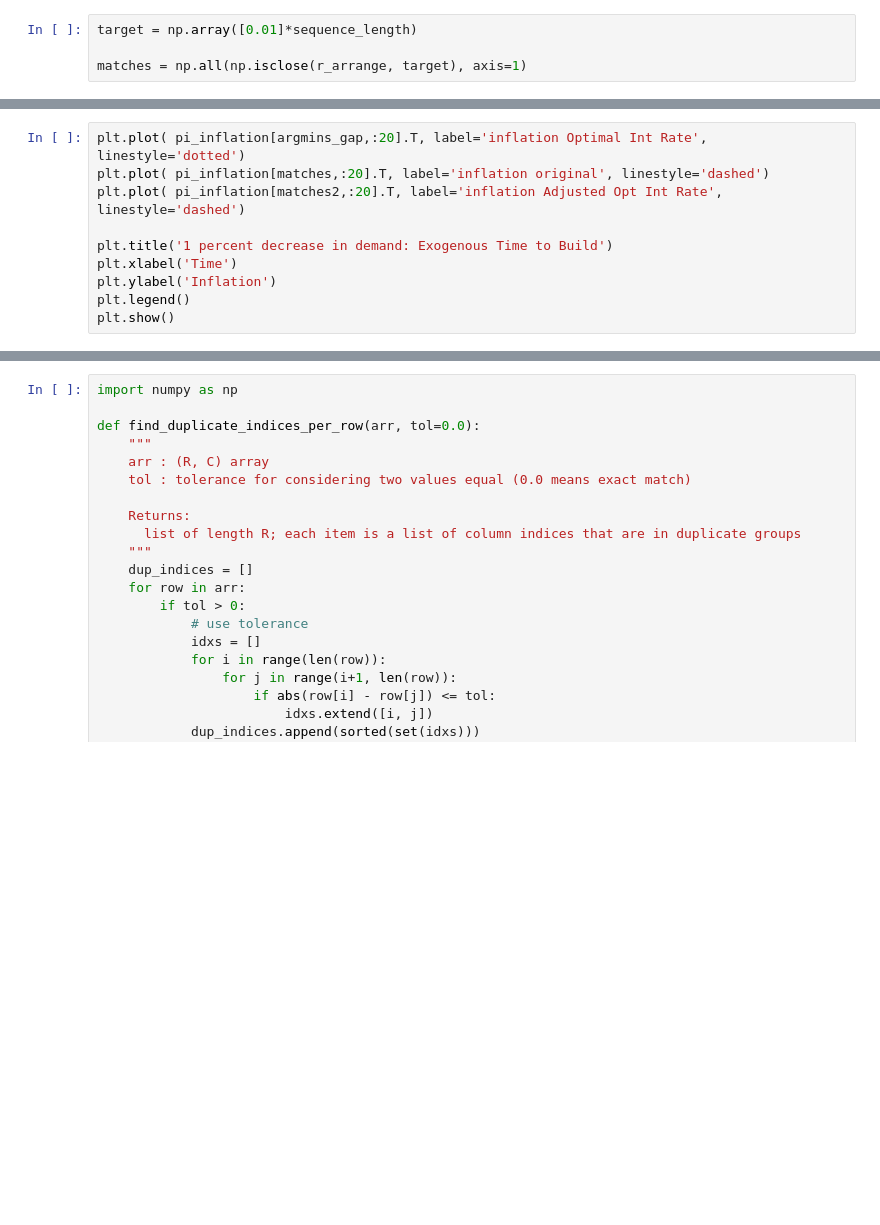
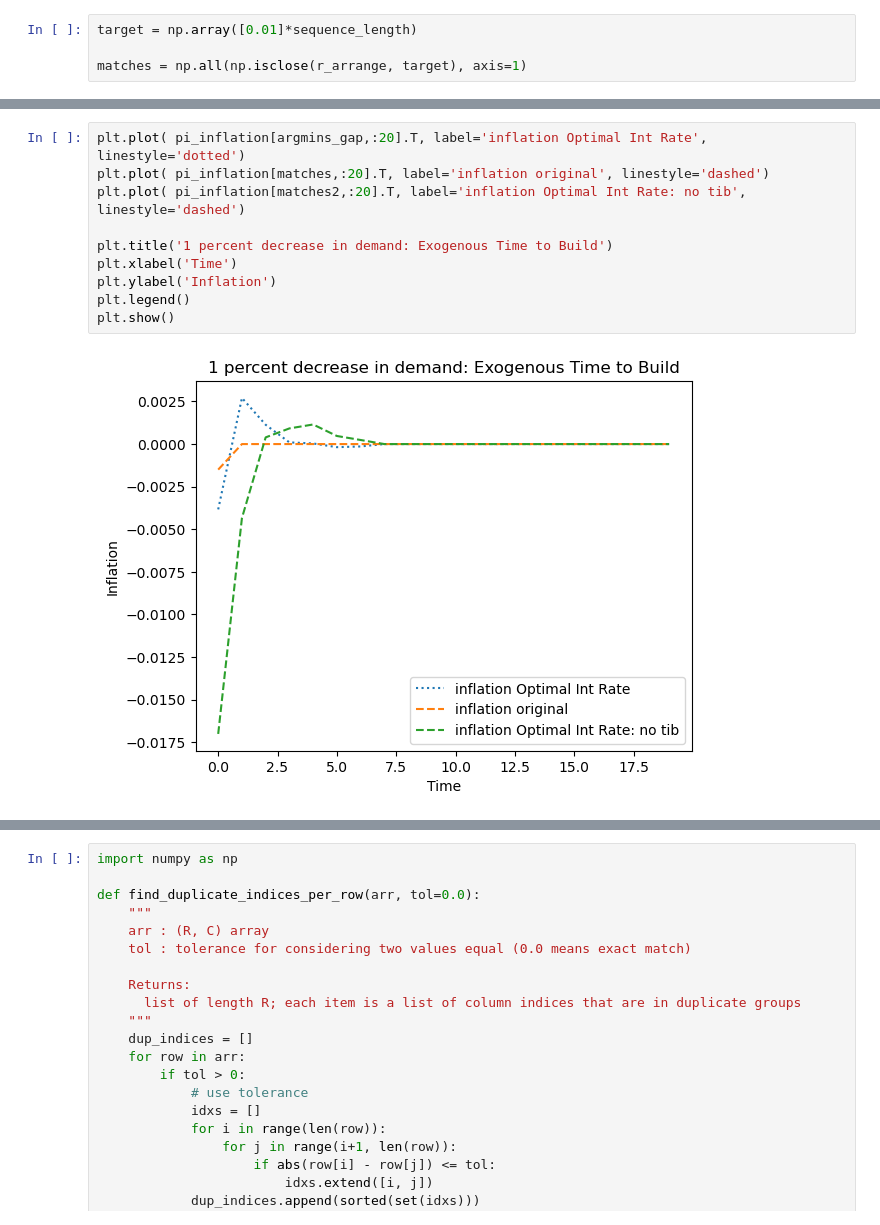
Before and after one commit to Finalblue777/shocky_shocks, a Jupyter notebook: ss/new_demand_stuff.ipynb, the cells around one changed output, grey strips where cells are left out. Drawn from its saved outputs; the diff is of its cells as text; blank space fills up the shorter version.

```diff
--- a/ss/new_demand_stuff.ipynb
+++ b/ss/new_demand_stuff.ipynb
@@ -535,13 +559,15 @@ plt.show()
 # %%
 plt.plot( pi_inflation[argmins_gap,:20].T, label='inflation Optimal Int Rate', linestyle='dotted')
 plt.plot( pi_inflation[matches,:20].T, label='inflation original', linestyle='dashed')
-plt.plot( pi_inflation[matches2,:20].T, label='inflation Adjusted Opt Int Rate', linestyle='dashed')
+plt.plot( pi_inflation[matches2,:20].T, label='inflation Optimal Int Rate: no tib', linestyle='dashed')
 
 plt.title('1 percent decrease in demand: Exogenous Time to Build')
 plt.xlabel('Time')
 plt.ylabel('Inflation')
 plt.legend()
 plt.show()
+# %% [output]
+[figure, added]
 # %%
 import numpy as np
 import itertools
```
Also changed, not shown: parts of 17 cells of this notebook, 17 other files.
